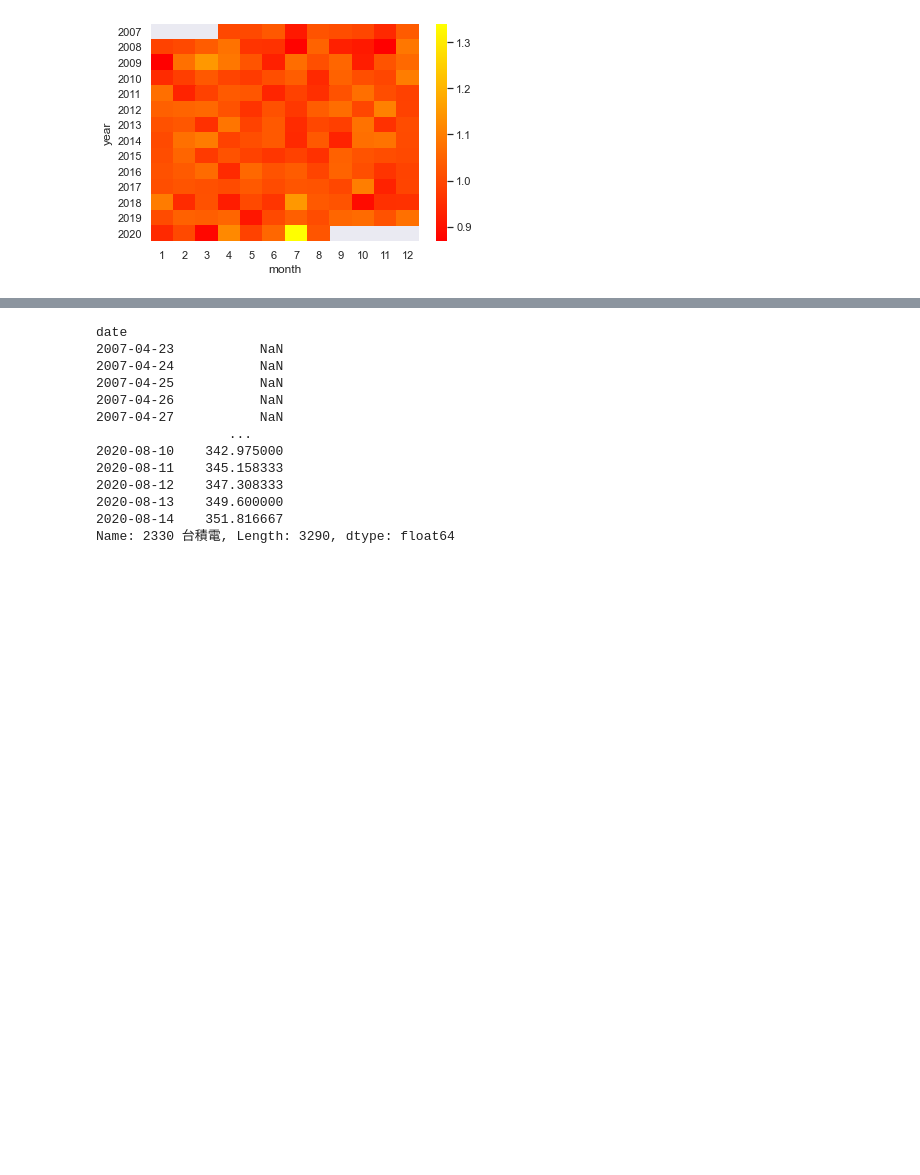
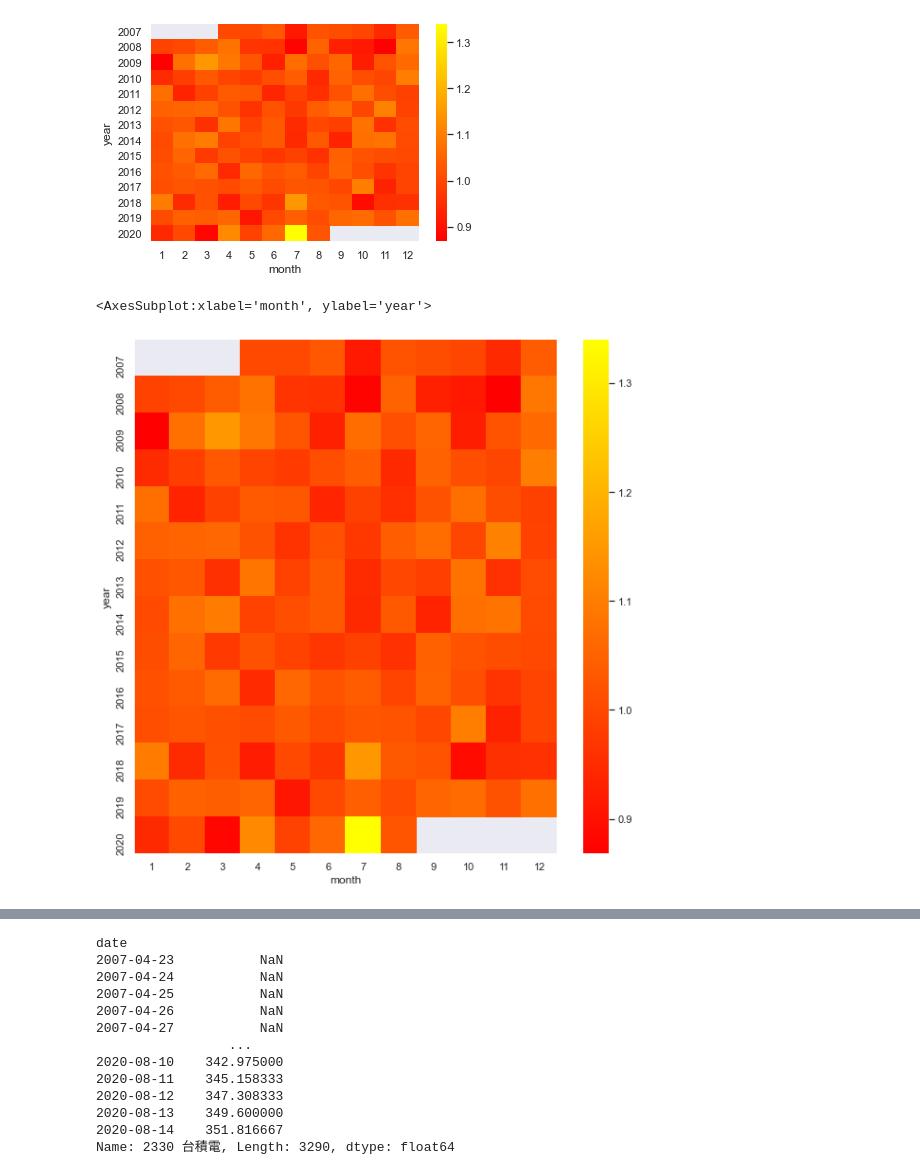
Before and after one commit to leon123858/tensorflow_exercise, a Jupyter notebook: DLCourse2020/GetData.ipynb, the cells around one changed output, grey strips where cells are left out. Saved outputs shown, nothing was run; the diff lists cells and outputs as text; code cells hidden in the pictures; blank space fills up the shorter version.

```diff
--- a/DLCourse2020/GetData.ipynb
+++ b/DLCourse2020/GetData.ipynb
@@ -226,0 +245,5 @@ sns.heatmap(profit,cmap='autumn')
+# %%
+sns.heatmap(profit,cmap='autumn')
+# %% [output]
+<AxesSubplot:xlabel='month', ylabel='year'>
+[figure, added]
```
Also changed, not shown: parts of 48 cells of this notebook.
